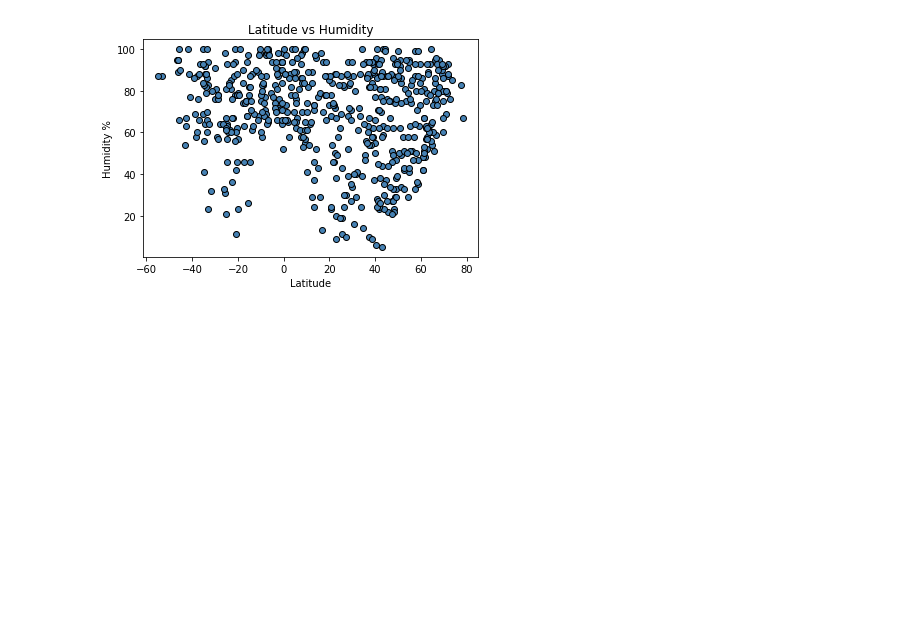
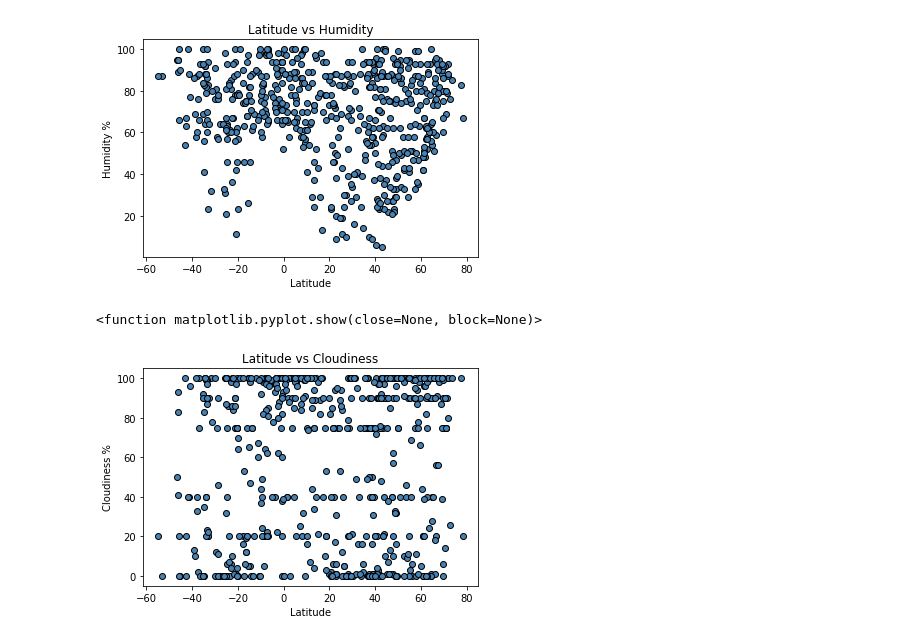
Before and after one commit to MrJlmeza/Whats-the-Weather-Like, a Jupyter notebook: WeatherPy/Untitled.ipynb, the cells around one changed output. Cells and saved outputs as stored; diff of their text form; code cells hidden in the pictures; blank space fills up the shorter version.

```diff
--- a/WeatherPy/Untitled.ipynb
+++ b/WeatherPy/Untitled.ipynb
@@ -190,19 +191,22 @@ plt.show
 # %%
 #SET X AND Y
 x = cities_df["Lat"]
-y = cities_df["Humidity"]
+y = cities_df["Cloudiness"]
 
 #PLOT DATA
 plt.scatter(x,y, facecolor = "steelblue",edgecolor = "black")
 
 #SET LABELS FOR X AND Y AXIS
 plt.xlabel("Latitude")
 
-plt.ylabel("Humidity %")
+plt.ylabel("Cloudiness %")
 
 #CREATE TITLE AND SAVE IMAGE
-plt.title("Latitude vs Humidity")
+plt.title("Latitude vs Cloudiness")
 
-plt.savefig("../output_data/lat_vs_humidity.png")
+plt.savefig("../output_data/lat_vs_cloudiness.png")
 
 plt.show
+# %% [output]
+<function matplotlib.pyplot.show(close=None, block=None)>
+[figure, added]
```
Also changed, not shown: parts of 12 cells of this notebook, 9 other files.
